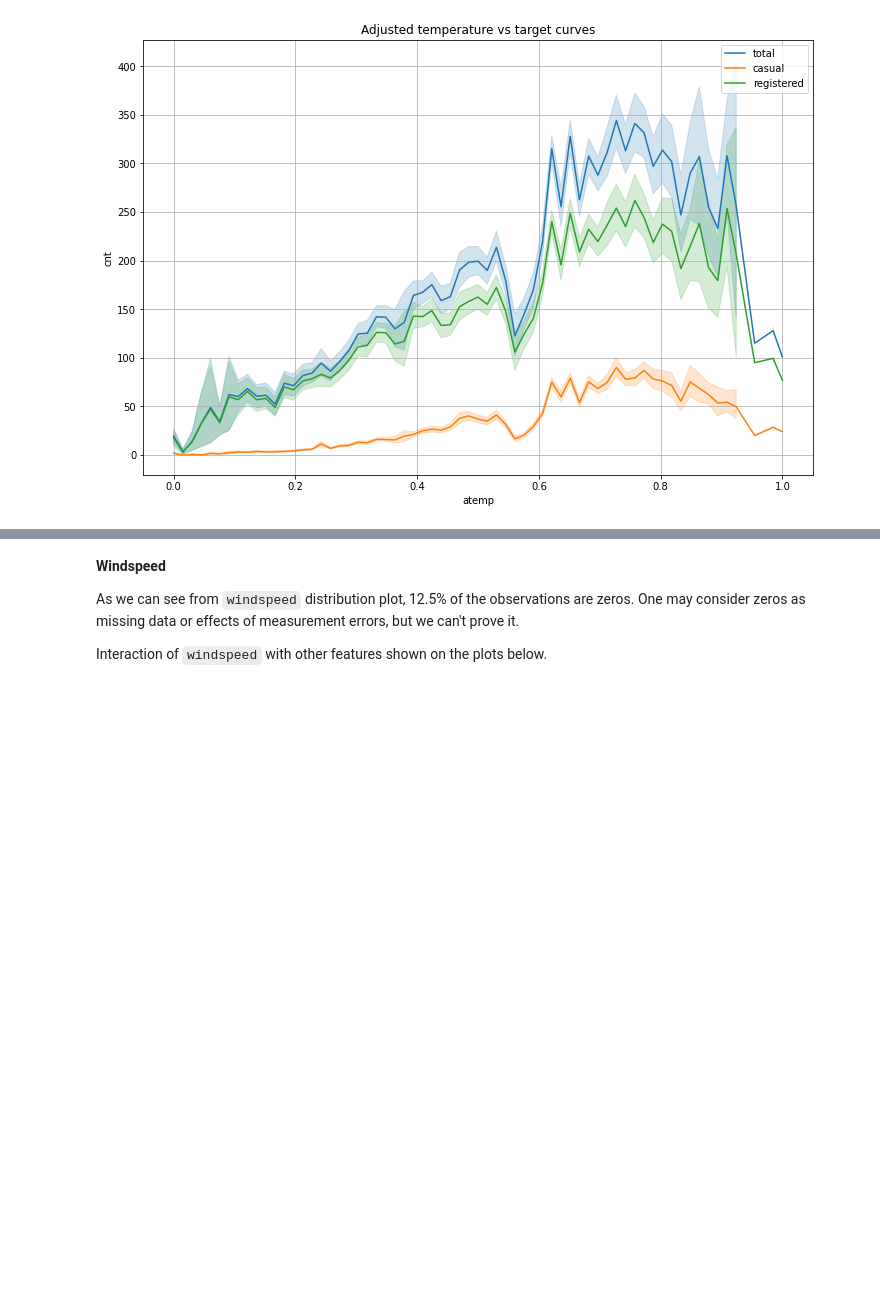
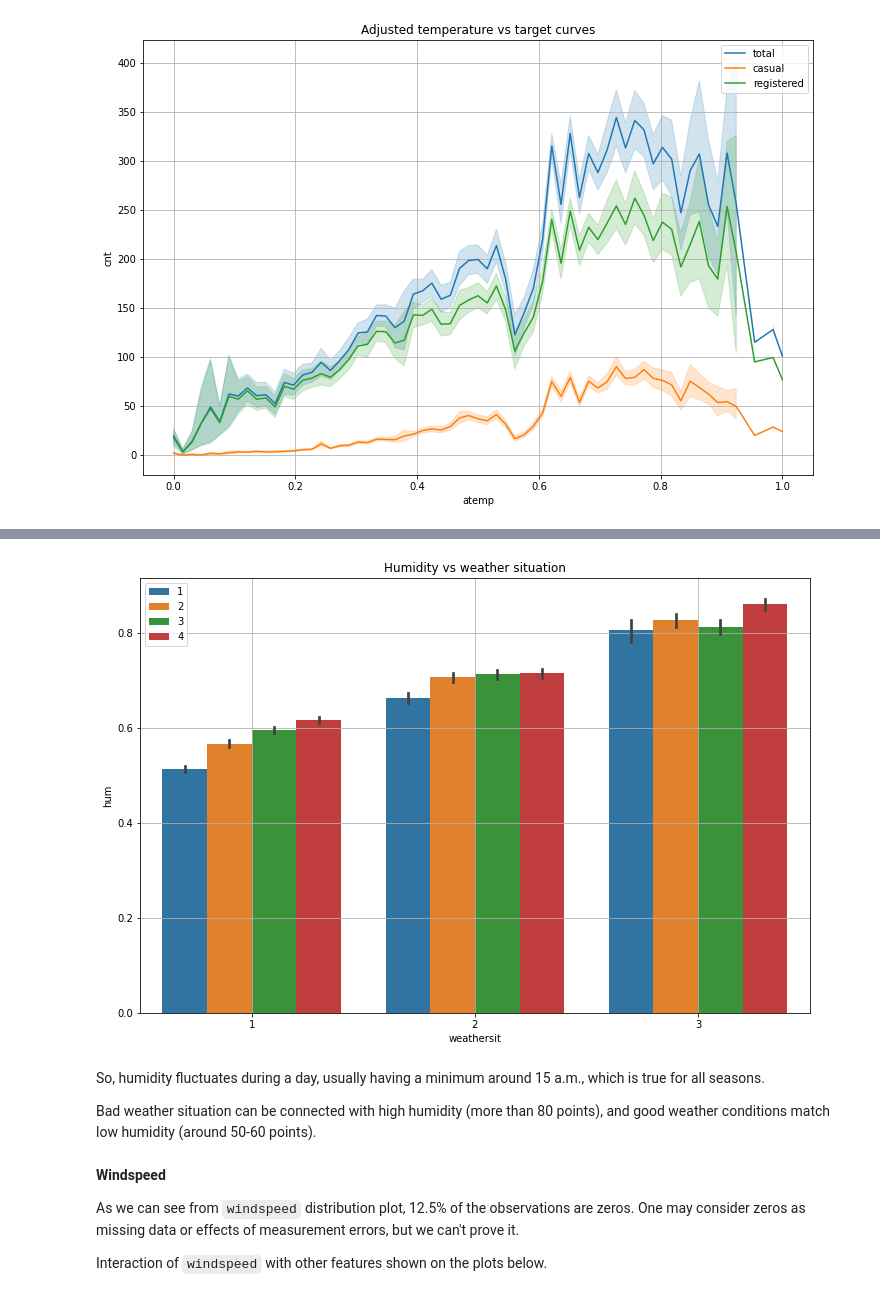
Before and after one commit to valeriich/midterm-project, a Jupyter notebook: model_development.ipynb, the cells around one changed output, grey strips where cells are left out. Drawn from its saved outputs; the diff is of its cells as text; code cells hidden in the pictures; blank space fills up the shorter version.

```diff
--- a/model_development.ipynb
+++ b/model_development.ipynb
@@ -513,3 +544,15 @@ plt.legend();
+# %%
+fig = plt.figure(figsize=(12, 8))
+sns.barplot(data=data, y='hum', x='weathersit', hue='season')
+plt.title('Humidity vs weather situation')
+plt.grid()
+plt.legend();
+# %% [output]
+[figure, added]
+# %% [markdown]
+So, humidity fluctuates during a day, usually having a minimum around 15 a.m., which is true for all seasons.
+
+Bad weather situation can be connected with high humidity (more than 80 points), and good weather conditions match low humidity (around 50-60 points).
 # %% [markdown]
 **Windspeed**
 
```
Also changed, not shown: parts of 6 cells of this notebook, 1 other file.
